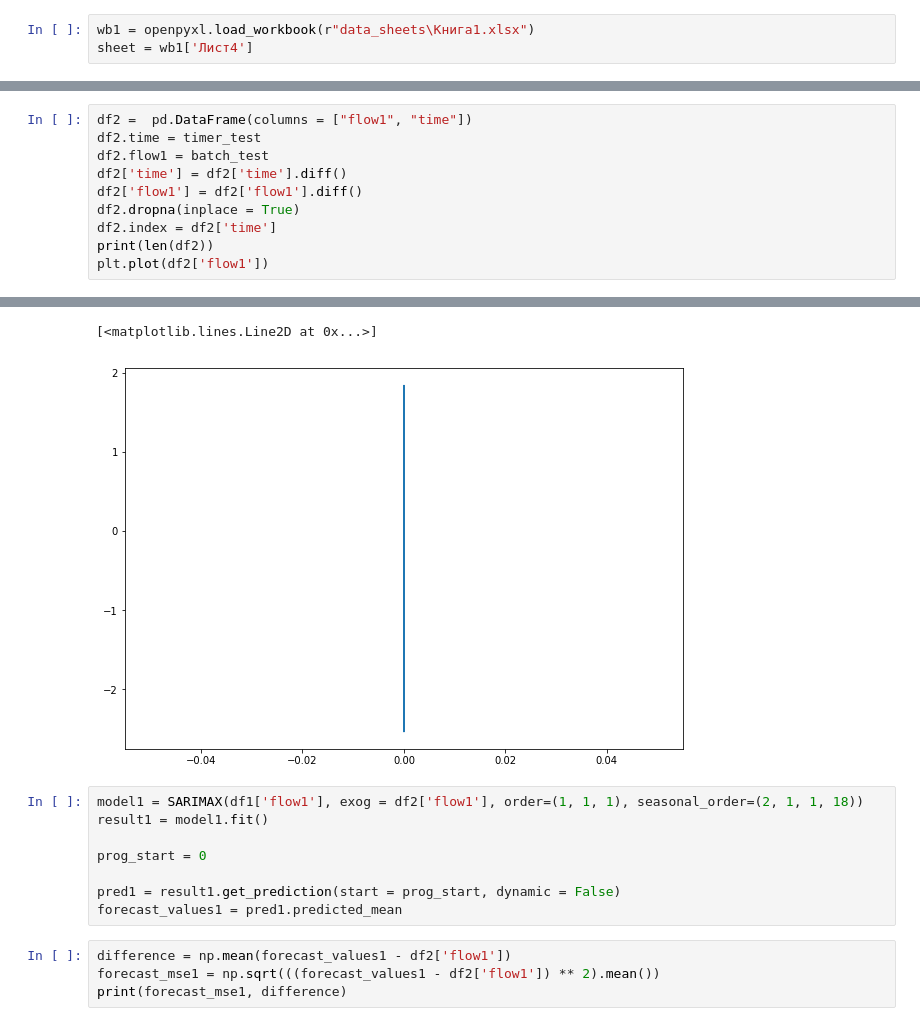
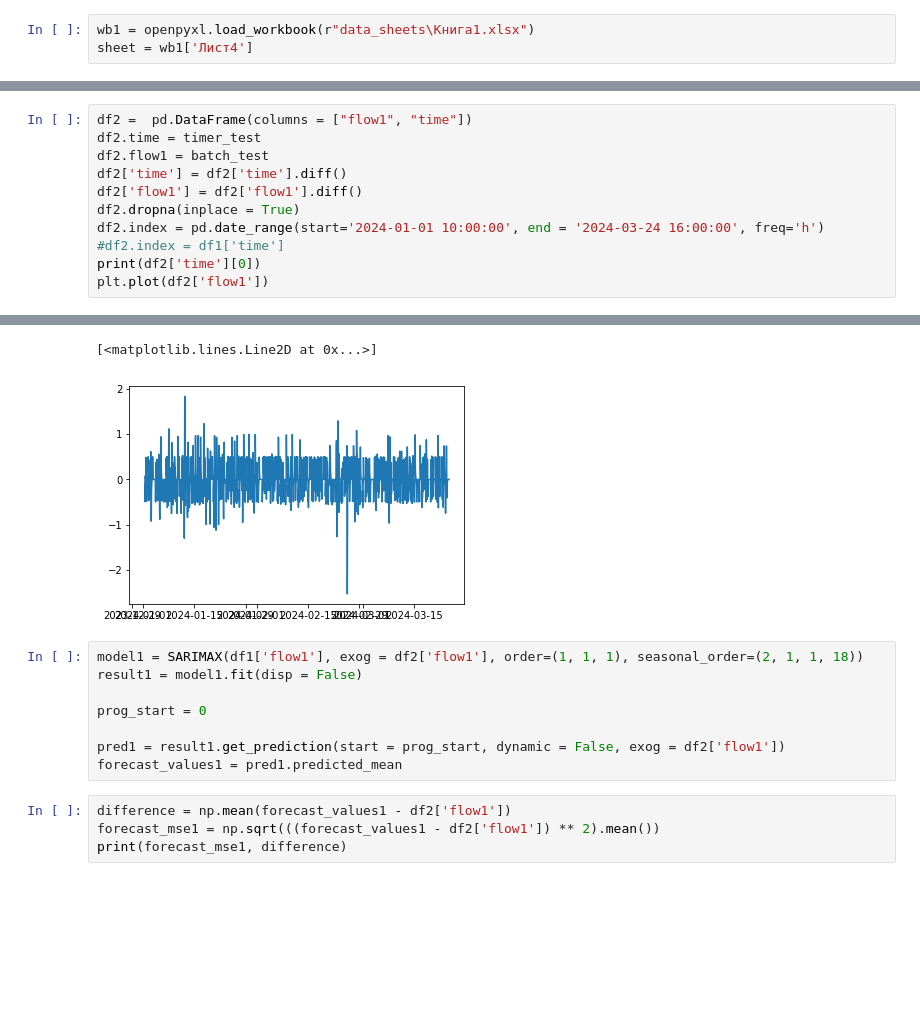
Before and after one commit to A101110/models, a Jupyter notebook: Pred_for_single_value.ipynb, the cells around one changed output, grey strips where cells are left out. Cells and saved outputs as stored; diff of their text form; blank space fills up the shorter version.

Commit message:
SARIMAX prediction for single value - with patamerer analysis

```diff
--- a/Pred_for_single_value.ipynb
+++ b/Pred_for_single_value.ipynb
@@ -72,7 +73,8 @@ df2.flow1 = batch_test
 df2['time'] = df2['time'].diff()
 df2['flow1'] = df2['flow1'].diff()
 df2.dropna(inplace = True)
-df2.index = df2['time']
-print(len(df2))
+df2.index = pd.date_range(start='2024-01-01 10:00:00', end = '2024-03-24 16:00:00', freq='h')
+#df2.index = df1['time']
+print(df2['time'][0])
 plt.plot(df2['flow1'])
 # %% [output]
@@ -80,12 +82,12 @@ plt.plot(df2['flow1'])
 [<matplotlib.lines.Line2D at 0x...>]
-[figure, old version]
+[figure, new version]
 # %%
 model1 = SARIMAX(df1['flow1'], exog = df2['flow1'], order=(1, 1, 1), seasonal_order=(2, 1, 1, 18))
-result1 = model1.fit()
+result1 = model1.fit(disp = False)
 
 prog_start = 0
 
-pred1 = result1.get_prediction(start = prog_start, dynamic = False)
+pred1 = result1.get_prediction(start = prog_start, dynamic = False, exog = df2['flow1'])
 forecast_values1 = pred1.predicted_mean
 # %%
 difference = np.mean(forecast_values1 - df2['flow1'])
```
Also changed, not shown: parts of 6 cells of this notebook.
